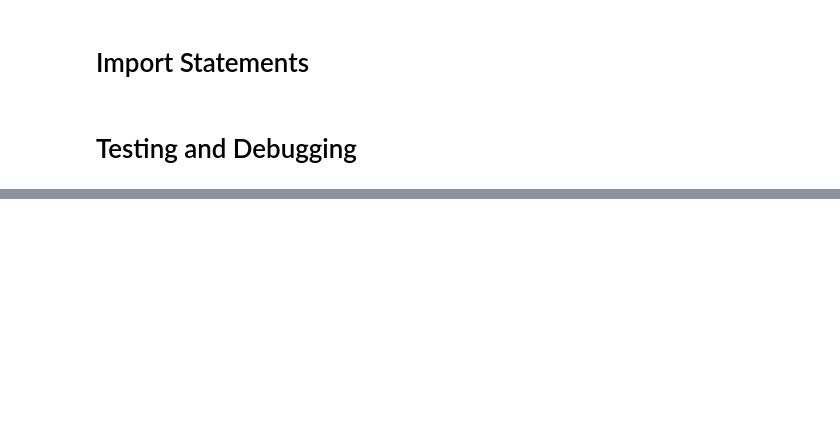
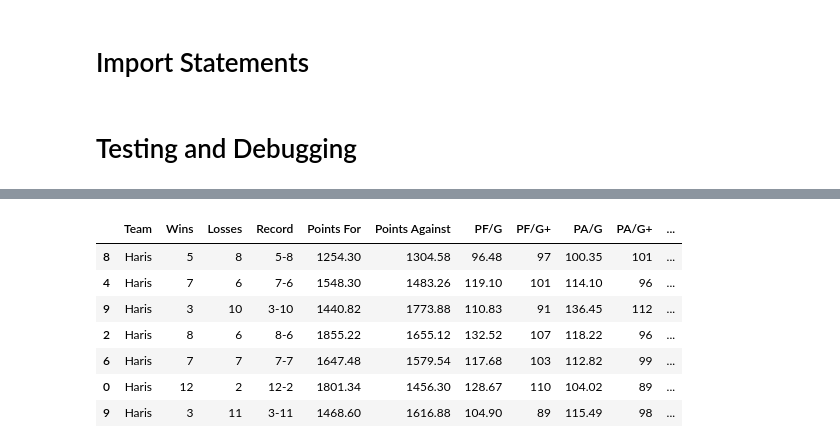
Before and after one commit to serdarevichar8/fantasy-football-website, a Jupyter notebook: fantasy-football-data.ipynb, the cells around one changed output, grey strips where cells are left out. Cells and saved outputs as stored; diff of their text form; code cells hidden in the pictures; blank space fills up the shorter version.

```diff
--- a/fantasy-football-data.ipynb
+++ b/fantasy-football-data.ipynb
@@ -70,7 +20,0 @@ Z = [z for z in zip(X,Y)]
-# %%
-year = 2023
-data = constants.GAME_DATA.loc[constants.GAME_DATA['Year'] == year].copy()
-champion = data.loc[(data['Week'] == data['Week'].max()) & (data['Win'] == 1), 'Team'].item()
-
-champ_data = functions.summary_table(data=data, year=year)
-champ_data.loc[champ_data['Team'] == champion]
@@ -80,6 +20,0 @@ champ_data.loc[champ_data['Team'] == champion]
-# %%
-champions = []
-for year in constants.YEARS:
-    data = constants.GAME_DATA.loc[constants.GAME_DATA['Year'] == year].copy()
-    champion = data.loc[(data['Week'] == data['Week'].max()) & (data['Win'] == 1), 'Team'].item()
-    data = functions.summary_table(data=data, year=year).loc[]
@@ -226,21 +251,2 @@ def summary_table(data: pd.DataFrame, year: int, week: int = None, averages: boo
 
     return weekly_standings
-# %%
-data = constants.GAME_DATA.copy()
-data_champs = []
-
-for year in constants.YEARS:
-    champ_week = data.loc[data['Year'] == year, 'Week'].max()
-
-    champ = data.loc[(data['Year'] == year) & (data['Week'] == champ_week) & (data['Win'] == 1), 'Team'].item()
-
-    data_champs.append(
-        {
-            'year':year,
-            'champion':champ
-        }
-    )
-
-data_champs
-
-pd.DataFrame(data_champs)
@@ -310,3 +252,0 @@ def summary_table(data: pd.DataFrame, year: int, week: int = None) -> pd.DataFra
-# %%
-data = constants.GAME_DATA
-year = 2024
@@ -382,0 +253,15 @@ weekly_standings
+# %%
+seasons = [summary_table(data=constants.GAME_DATA, year=year) for year in constants.YEARS]
+data = pd.concat(seasons)
+data = data.loc[data['Team'] == 'Haris']
+
+data
+# %% [output]
+|  | Team | Wins | Losses | Record | Points For | Points Against | PF/G | PF/G+ | PA/G | PA/G+ | ... |
+| 8 | Haris | 5 | 8 | 5-8 | 1254.30 | 1304.58 | 96.48 | 97 | 100.35 | 101 | ... |
+| 4 | Haris | 7 | 6 | 7-6 | 1548.30 | 1483.26 | 119.10 | 101 | 114.10 | 96 | ... |
+| 9 | Haris | 3 | 10 | 3-10 | 1440.82 | 1773.88 | 110.83 | 91 | 136.45 | 112 | ... |
+| 2 | Haris | 8 | 6 | 8-6 | 1855.22 | 1655.12 | 132.52 | 107 | 118.22 | 96 | ... |
+| 6 | Haris | 7 | 7 | 7-7 | 1647.48 | 1579.54 | 117.68 | 103 | 112.82 | 99 | ... |
+| 0 | Haris | 12 | 2 | 12-2 | 1801.34 | 1456.30 | 128.67 | 110 | 104.02 | 89 | ... |
+| 9 | Haris | 3 | 11 | 3-11 | 1468.60 | 1616.88 | 104.90 | 89 | 115.49 | 98 | ... |
```
Also changed, not shown: parts of 19 cells of this notebook, 10 other files.
